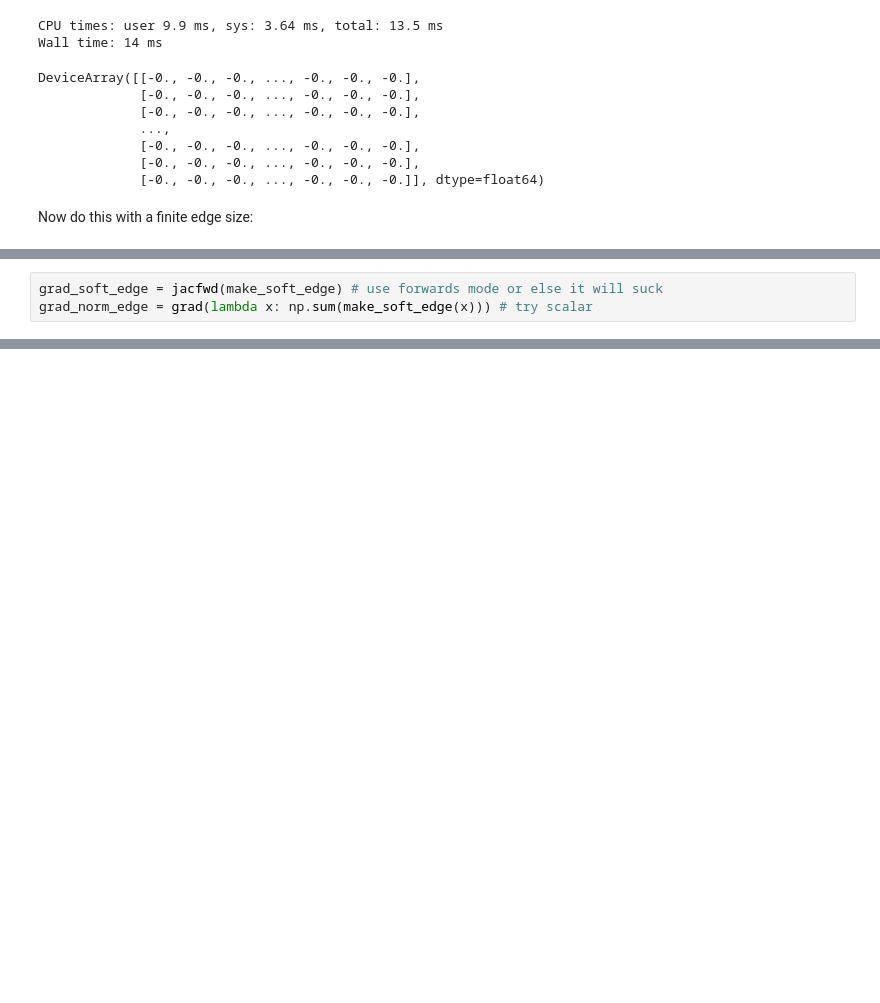
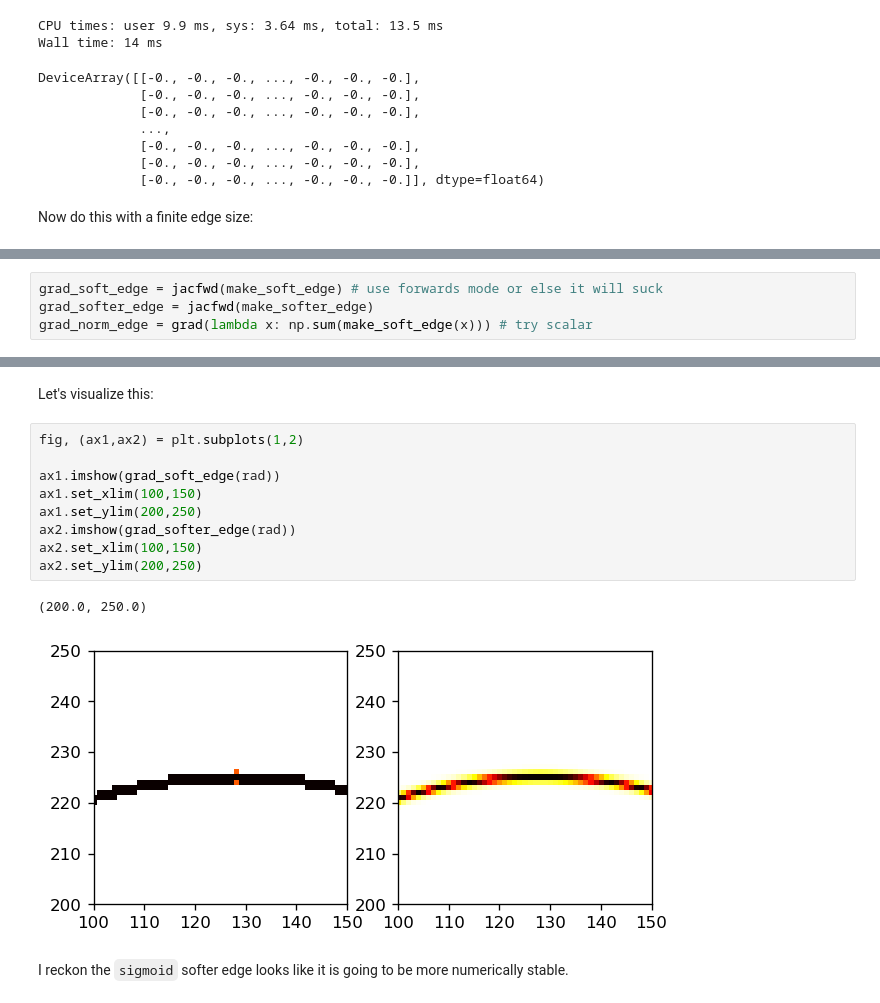
Before and after one commit to LouisDesdoigts/dLux, a Jupyter notebook: notebooks/soft_edged_aperture.ipynb, the cells around one changed output, grey strips where cells are left out. Drawn from its saved outputs; the diff is of its cells as text; blank space fills up the shorter version.

```diff
--- a/notebooks/soft_edged_aperture.ipynb
+++ b/notebooks/soft_edged_aperture.ipynb
@@ -141,5 +141,6 @@ ax2.set_ylim(200,250)
 # %%
 grad_soft_edge = jacfwd(make_soft_edge) # use forwards mode or else it will suck
+grad_softer_edge = jacfwd(make_softer_edge)
 grad_norm_edge = grad(lambda x: np.sum(make_soft_edge(x))) # try scalar
 # %%
 %%time
@@ -161,3 +162,19 @@ DeviceArray([[-0., -0., -0., ..., -0., -0., -0.],
              [-0., -0., -0., ..., -0., -0., -0.],
              [-0., -0., -0., ..., -0., -0., -0.],
              [-0., -0., -0., ..., -0., -0., -0.]], dtype=float64)
+# %% [markdown]
+Let's visualize this:
+# %%
+fig, (ax1,ax2) = plt.subplots(1,2)
+
+ax1.imshow(grad_soft_edge(rad))
+ax1.set_xlim(100,150)
+ax1.set_ylim(200,250)
+ax2.imshow(grad_softer_edge(rad))
+ax2.set_xlim(100,150)
+ax2.set_ylim(200,250)
+# %% [output]
+(200.0, 250.0)
+[figure, added]
+# %% [markdown]
+I reckon the `sigmoid` softer edge looks like it is going to be more numerically stable.
```
Also changed, not shown: parts of 4 cells of this notebook.
